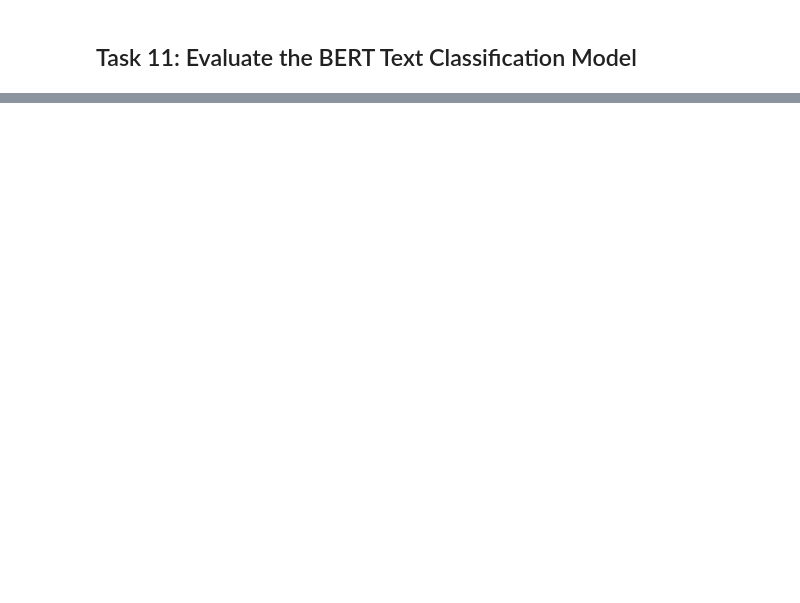
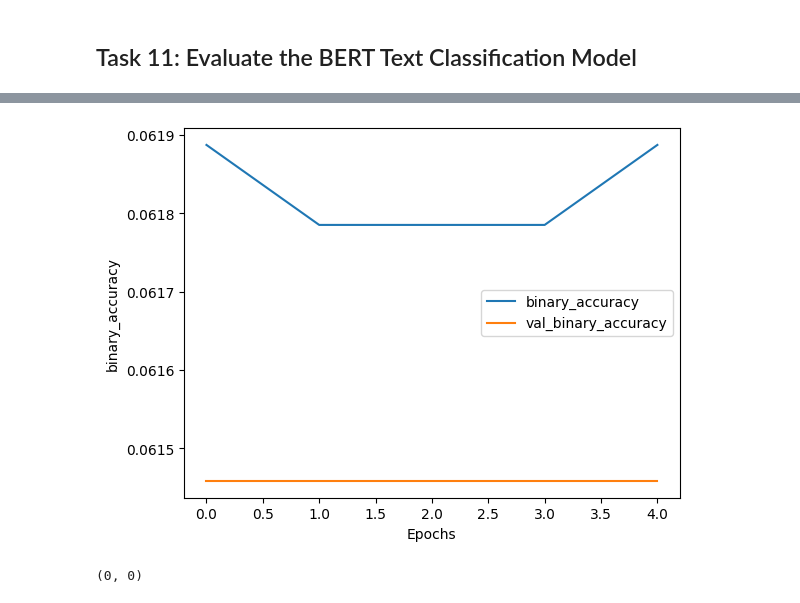
Before and after one commit to Swarno-Coder/NLP_projects, a Jupyter notebook: Fine_Tuning_BERT_for_Text_Classification_with_TensorFlow.ipynb, the cells around one changed output, grey strips where cells are left out. Saved outputs shown, nothing was run; the diff lists cells and outputs as text; code cells hidden in the pictures; blank space fills up the shorter version.

```diff
--- a/Fine_Tuning_BERT_for_Text_Classification_with_TensorFlow.ipynb
+++ b/Fine_Tuning_BERT_for_Text_Classification_with_TensorFlow.ipynb
@@ -384,0 +432,8 @@ def plot_graphs(history, metric):
+# %%
+plot_graphs(history, 'binary_accuracy')
+# %% [output]
+[figure, added]
+# %%
+(p,q)=df['target'][1],df['target'][2]
+# %% [output]
+(0, 0)
```
Also changed, not shown: parts of 12 cells of this notebook.
